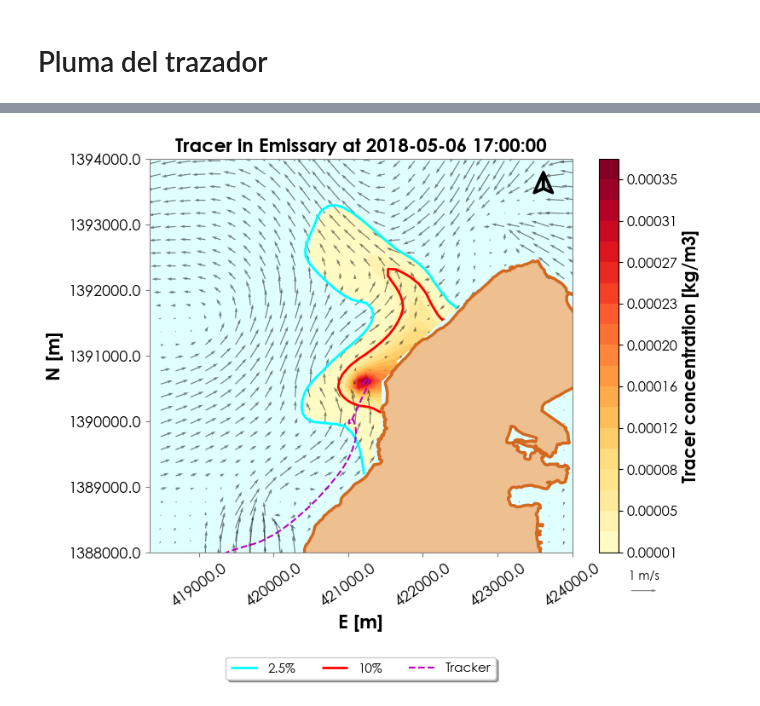
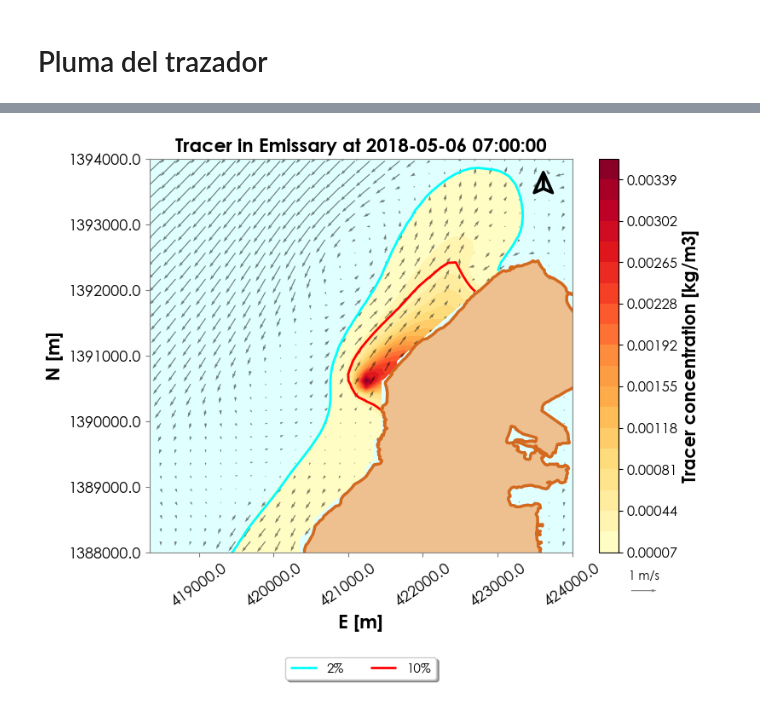
Before and after one commit to paespinosao/Master_Hydraulic_Resources, a Jupyter notebook: ESCENARIOS/DISCHARGES_SCENARIOS.ipynb, the cells around one changed output, grey strips where cells are left out. Saved outputs shown, nothing was run; the diff lists cells and outputs as text; code cells hidden in the pictures.

```diff
--- a/ESCENARIOS/DISCHARGES_SCENARIOS.ipynb
+++ b/ESCENARIOS/DISCHARGES_SCENARIOS.ipynb
@@ -344,18 +344,18 @@ def figure_tracer(zone:str, dic_vel:dict, dic_tracer:dict ,df_lc:pd.DataFrame, t
     elif active_puntos_obs == False:
         # _=fig.legend(loc='upper center', bbox_to_anchor=(0.5, bottom_legend),
         #         fancybox=True, shadow=True, ncol=4, fontsize = 9)
-        _=ax.legend([h_[0], h_[1], plot_track], [f'{min_percen}%', f'{max_percen}%', 'Tracker'], loc='upper center', bbox_to_anchor=(0.5, bottom_legend),
+        _=ax.legend([h_[0], h_[1]], [f'{min_percen}%', f'{max_percen}%'], loc='upper center', bbox_to_anchor=(0.5, bottom_legend),
         fancybox=True, shadow=True, ncol=4, fontsize = 11)
 
     # plt.xticks(rotation =22.5)
     plt.grid(False)
     return
 # %%
-path = r'G:\My Drive\TESIS_MAESTRIA_PAULAE\MODELO_NUMERICO\ESCENARIOS\ESCENARIOS_PRUEBA\PRUEBA_2'
-name_file_trazador = r'Trazador\tracer_Emmisary.mat'
+path = r'C:\Users\paula\Desktop\Prueba_Esenarios\Prueba5'
+name_file_trazador = r'\tracer1.mat'
 time_model, dic_tracer = read_map_mat73_file(path= path, name_file= name_file_trazador)
 
-path = r'G:\My Drive\TESIS_MAESTRIA_PAULAE\MODELO_NUMERICO\ESCENARIOS\ESCENARIOS_PRUEBA\PRUEBA_2'
-name_file_velocity = r'Velocity\depth_averaged_velocity.mat'
+path = r'C:\Users\paula\Desktop\Prueba_Esenarios\Prueba5'
+name_file_velocity = r'\depth_averaged_velocity.mat'
 time_model, dic_velocity = read_map_mat73_file(path= path, name_file= name_file_velocity)
 # %%
@@ -382,17 +394,15 @@ NameError: name 'figure_tracer' is not defined
 # %%
-time_ind = 130
-min_percen = 2.5
+time_ind = 120
+min_percen = 2
 max_percen = 10
 figure_tracer(zone = 'Emissary',dic_vel = dic_velocity, dic_tracer= dic_tracer ,
                 df_lc= df_lc, time_ind = time_ind, time_model = time_model[time_ind],
                 slide = 2, colormap= cm.YlOrRd, size = (8, 6),
                 min_percen = min_percen, max_percen = max_percen,
                 min_level = np.nanmax(dic_tracer['Val'][time_ind,:,:])*min_percen/100,
                 max_level= np.nanmax(dic_tracer['Val'][time_ind,:,:]),
                 quiver_scale= 10, quiver_lenght= 0.6, delta = 400,
-                set_limits= True, active_tracker = True ,active_puntos_obs = False,
-                list_lims_X = [np.nanmin(X),424000],list_lims_Y= [1388000, 1394000],
-                df_track = df_track, time_ini_track = df_track.index[0]
-                ,df_ind = df_ind, bottom_legend = -0.25)
+                set_limits= True, active_tracker = False ,active_puntos_obs = False,
+                list_lims_X = [np.nanmin(X),424000],list_lims_Y= [1388000, 1394000], bottom_legend = -0.25)
 # %% [output]
-[figure, old version]
+[figure, new version]
```
Also changed, not shown: parts of 3 cells of this notebook, 17 other files.
